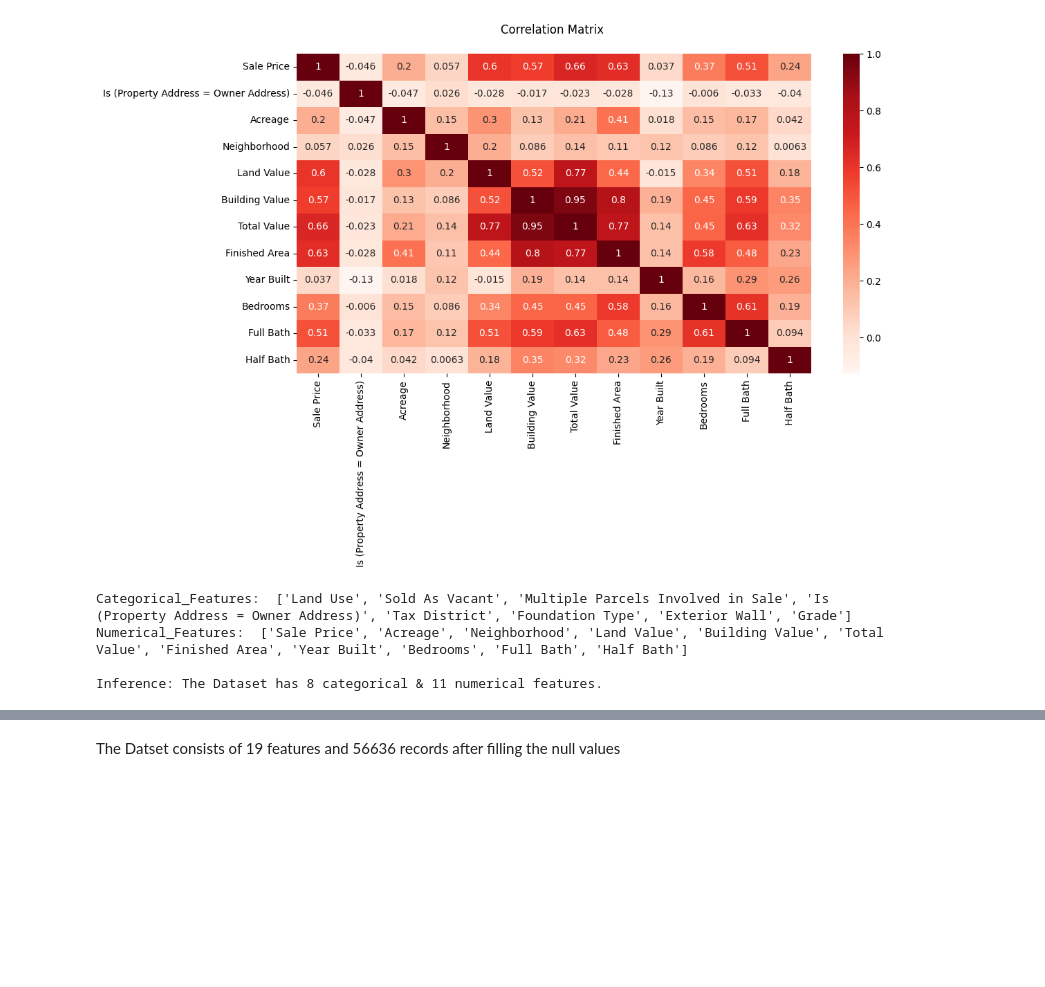
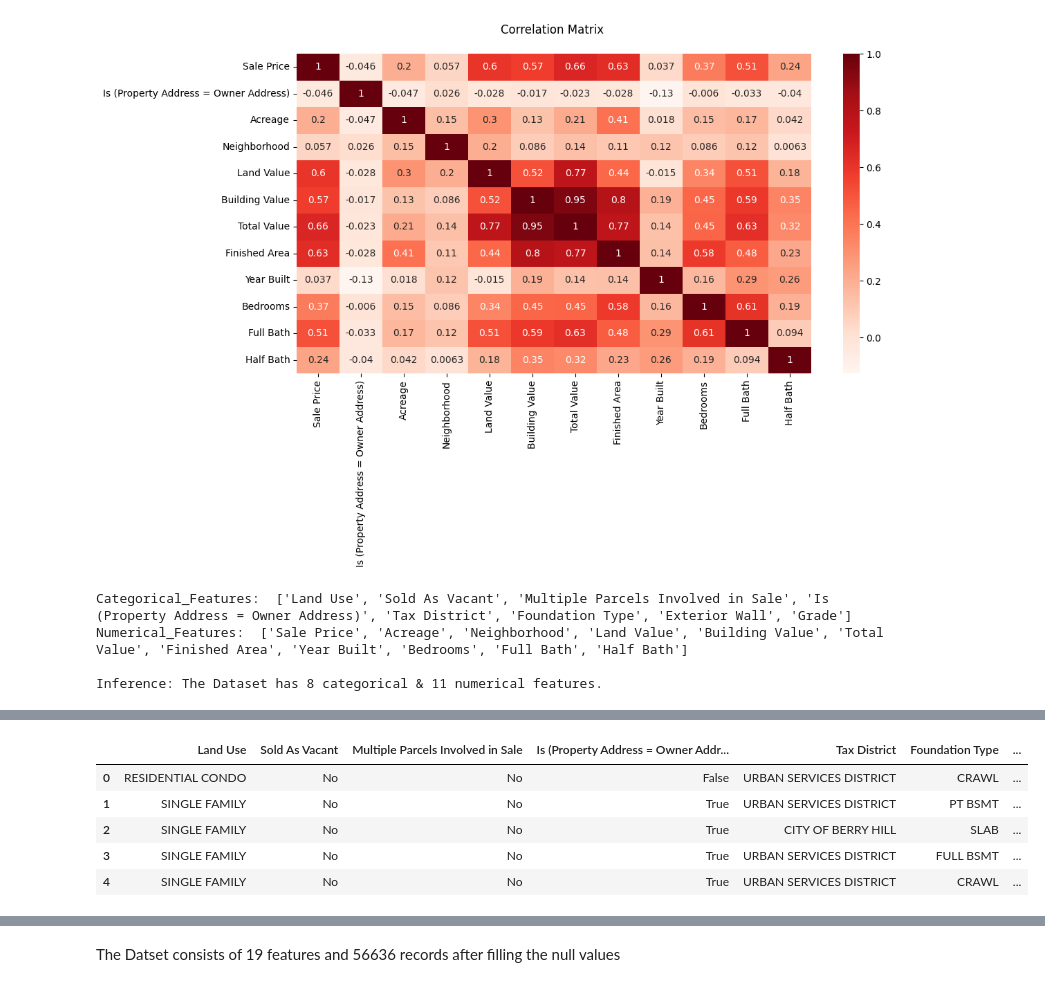
Before and after one commit to nanda1296/Predictive-Analytics-for-Real-Estate, a Jupyter notebook: Project_Group_A13.ipynb, the cells around one changed output, grey strips where cells are left out. Saved outputs shown, nothing was run; the diff lists cells and outputs as text; code cells hidden in the pictures; blank space fills up the shorter version.

```diff
--- a/Project_Group_A13.ipynb
+++ b/Project_Group_A13.ipynb
@@ -142,3 +156,0 @@ ValueError: ignored
-# %%
-df = df.dropna(axis='rows')
-df.head()
@@ -145,2 +167,13 @@ df.head()
+# %%
+df2 = df.drop(numerical_features, axis=1)
+df = pd.concat([df2, data_imputed], axis=1)
+df.head()
+# %% [output]
+|  | Land Use | Sold As Vacant | Multiple Parcels Involved in Sale | Is (Property Address = Owner Addr... | Tax District | Foundation Type | ... |
+| 0 | RESIDENTIAL CONDO | No | No | False | URBAN SERVICES DISTRICT | CRAWL | ... |
+| 1 | SINGLE FAMILY | No | No | True | URBAN SERVICES DISTRICT | PT BSMT | ... |
+| 2 | SINGLE FAMILY | No | No | True | CITY OF BERRY HILL | SLAB | ... |
+| 3 | SINGLE FAMILY | No | No | True | URBAN SERVICES DISTRICT | FULL BSMT | ... |
+| 4 | SINGLE FAMILY | No | No | True | URBAN SERVICES DISTRICT | CRAWL | ... |
 # %%
 df.shape
```
Also changed, not shown: parts of 31 cells of this notebook.
